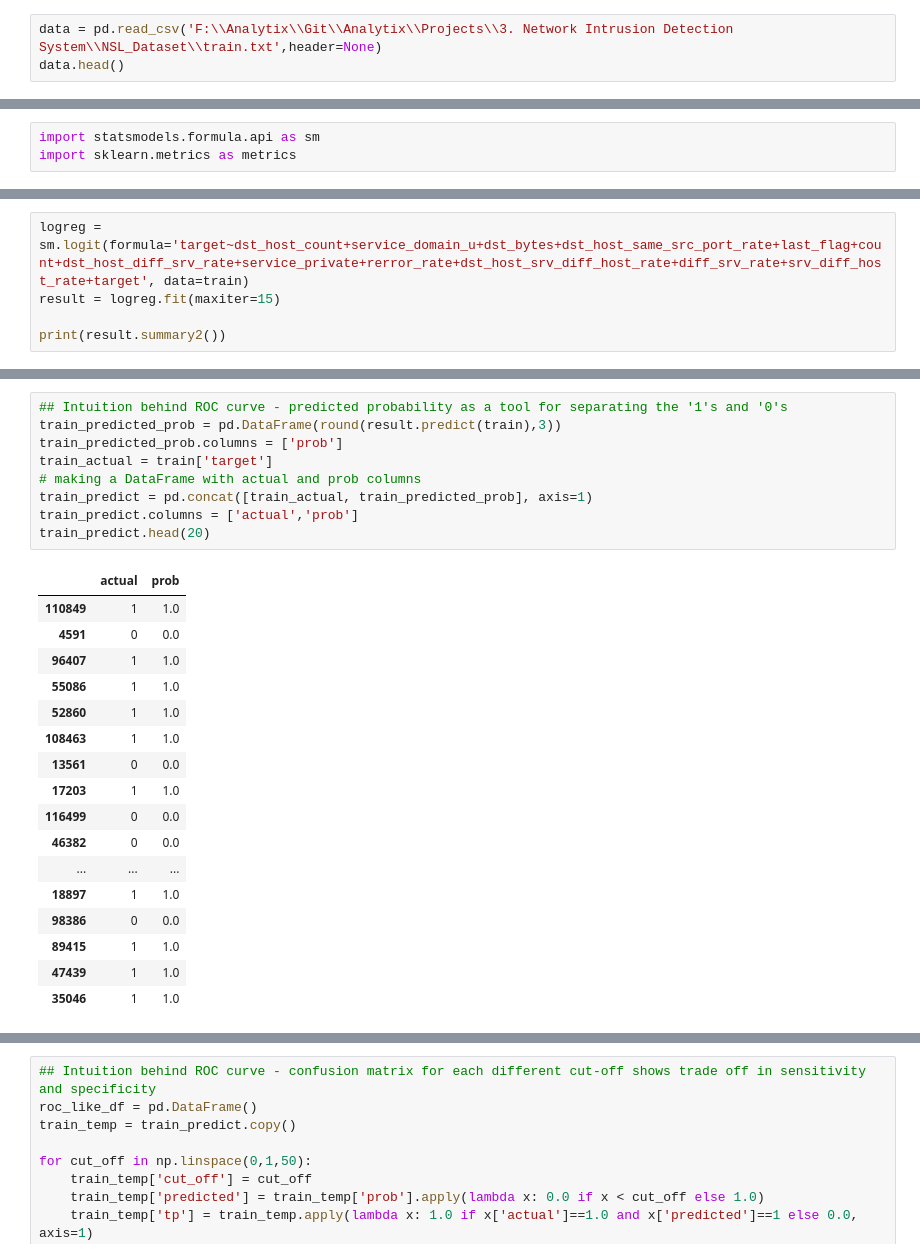
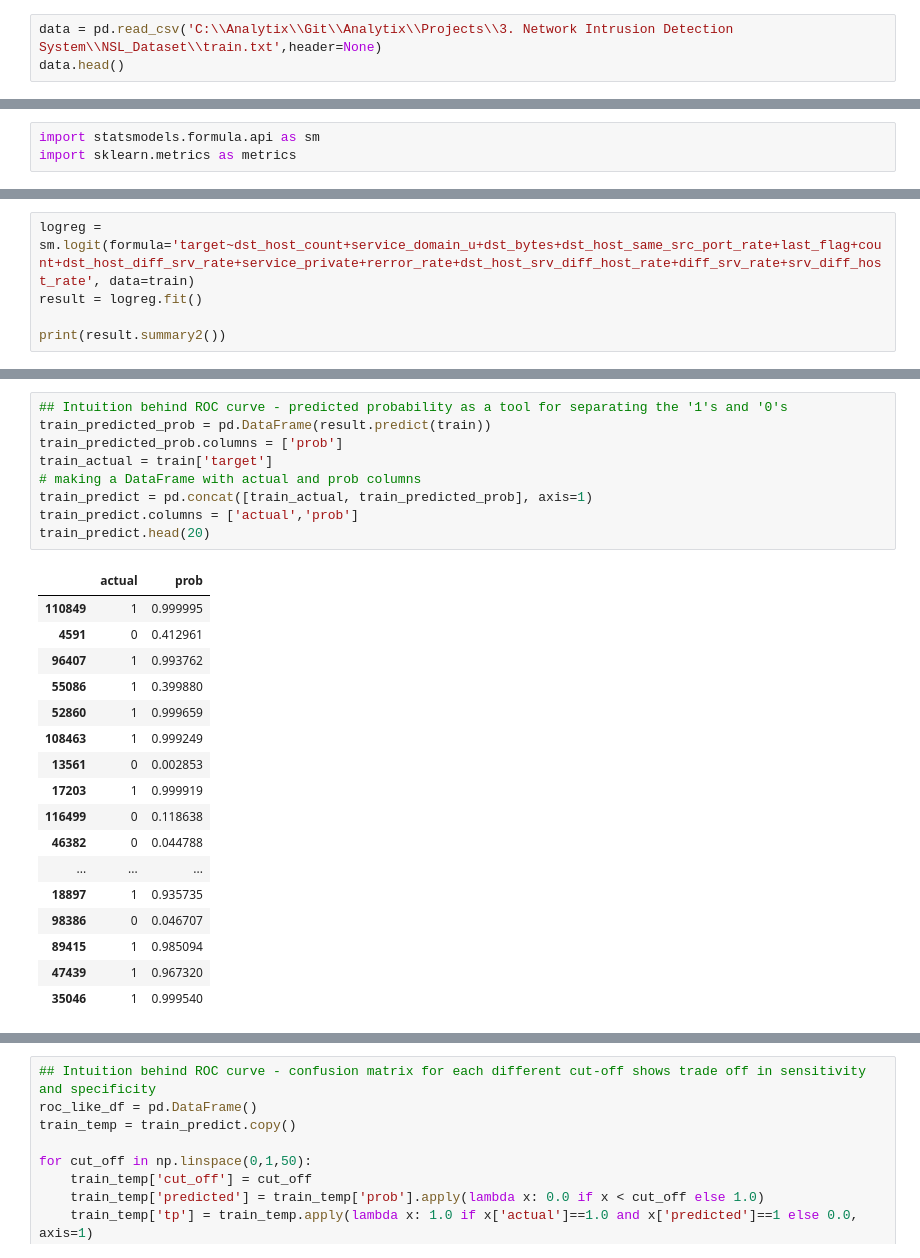
Before and after one commit to devarun07/Analytix, a Jupyter notebook: Projects/3. Network Intrusion Detection System/Project-3.ipynb, the cells around one changed output, grey strips where cells are left out. Drawn from its saved outputs; the diff is of its cells as text.

```diff
--- a/Projects/3. Network Intrusion Detection System/Project-3.ipynb
+++ b/Projects/3. Network Intrusion Detection System/Project-3.ipynb
@@ -6,7 +6,7 @@ from matplotlib import pyplot as plt
 import pandas_profiling
 from sklearn.preprocessing import OneHotEncoder, LabelEncoder
 # %%
-data = pd.read_csv('F:\\Analytix\\Git\\Analytix\\Projects\\3. Network Intrusion Detection System\\NSL_Dataset\\train.txt',header=None)
+data = pd.read_csv('C:\\Analytix\\Git\\Analytix\\Projects\\3. Network Intrusion Detection System\\NSL_Dataset\\train.txt',header=None)
 data.head()
 # %% [output]
 |  | 0 | 1 | 2 | 3 | 4 | 5 | 6 | 7 | 8 | 9 | ... | ... |
@@ -685,8 +735,8 @@ formula
 # %% [output]
 'target~dst_host_count+service_domain_u+dst_bytes+dst_host_same_src_port_rate+last_flag+count+dst_host_diff_srv_rate+service_private+rerror_rate+dst_host_srv_diff_host_rate+diff_srv_rate+srv_diff_host ...
 # %%
-logreg = sm.logit(formula='target~dst_host_count+service_domain_u+dst_bytes+dst_host_same_src_port_rate+last_flag+count+dst_host_diff_srv_rate+service_private+rerror_rate+dst_host_srv_diff_host_rate+diff_srv_rate+srv_diff_host_rate+target', data=train)
-result = logreg.fit(maxiter=15)
+logreg = sm.logit(formula='target~dst_host_count+service_domain_u+dst_bytes+dst_host_same_src_port_rate+last_flag+count+dst_host_diff_srv_rate+service_private+rerror_rate+dst_host_srv_diff_host_rate+diff_srv_rate+srv_diff_host_rate', data=train)
+result = logreg.fit()
 
 print(result.summary2())
 # %% [output]
@@ -727,29 +777,29 @@ The AUC for the model built on the Test Data is :  1.0
 # %%
 ## Intuition behind ROC curve - predicted probability as a tool for separating the '1's and '0's
-train_predicted_prob = pd.DataFrame(round(result.predict(train),3))
+train_predicted_prob = pd.DataFrame(result.predict(train))
 train_predicted_prob.columns = ['prob']
 train_actual = train['target']
 # making a DataFrame with actual and prob columns
 train_predict = pd.concat([train_actual, train_predicted_prob], axis=1)
 train_predict.columns = ['actual','prob']
 train_predict.head(20)
 # %% [output]
 |  | actual | prob |
-| 110849 | 1 | 1.0 |
-| 4591 | 0 | 0.0 |
-| 96407 | 1 | 1.0 |
-| 55086 | 1 | 1.0 |
-| 52860 | 1 | 1.0 |
-| 108463 | 1 | 1.0 |
-| 13561 | 0 | 0.0 |
-| 17203 | 1 | 1.0 |
-| 116499 | 0 | 0.0 |
-| 46382 | 0 | 0.0 |
+| 110849 | 1 | 0.999995 |
+| 4591 | 0 | 0.412961 |
+| 96407 | 1 | 0.993762 |
+| 55086 | 1 | 0.399880 |
+| 52860 | 1 | 0.999659 |
+| 108463 | 1 | 0.999249 |
+| 13561 | 0 | 0.002853 |
+| 17203 | 1 | 0.999919 |
+| 116499 | 0 | 0.118638 |
+| 46382 | 0 | 0.044788 |
 | ... | ... | ... |
-| 18897 | 1 | 1.0 |
-| 98386 | 0 | 0.0 |
-| 89415 | 1 | 1.0 |
-| 47439 | 1 | 1.0 |
-| 35046 | 1 | 1.0 |
+| 18897 | 1 | 0.935735 |
+| 98386 | 0 | 0.046707 |
+| 89415 | 1 | 0.985094 |
+| 47439 | 1 | 0.967320 |
+| 35046 | 1 | 0.999540 |
 # %%
 ## Intuition behind ROC curve - predicted probability as a tool for separating the '1's and '0's
```
Also changed, not shown: parts of 27 cells of this notebook.
